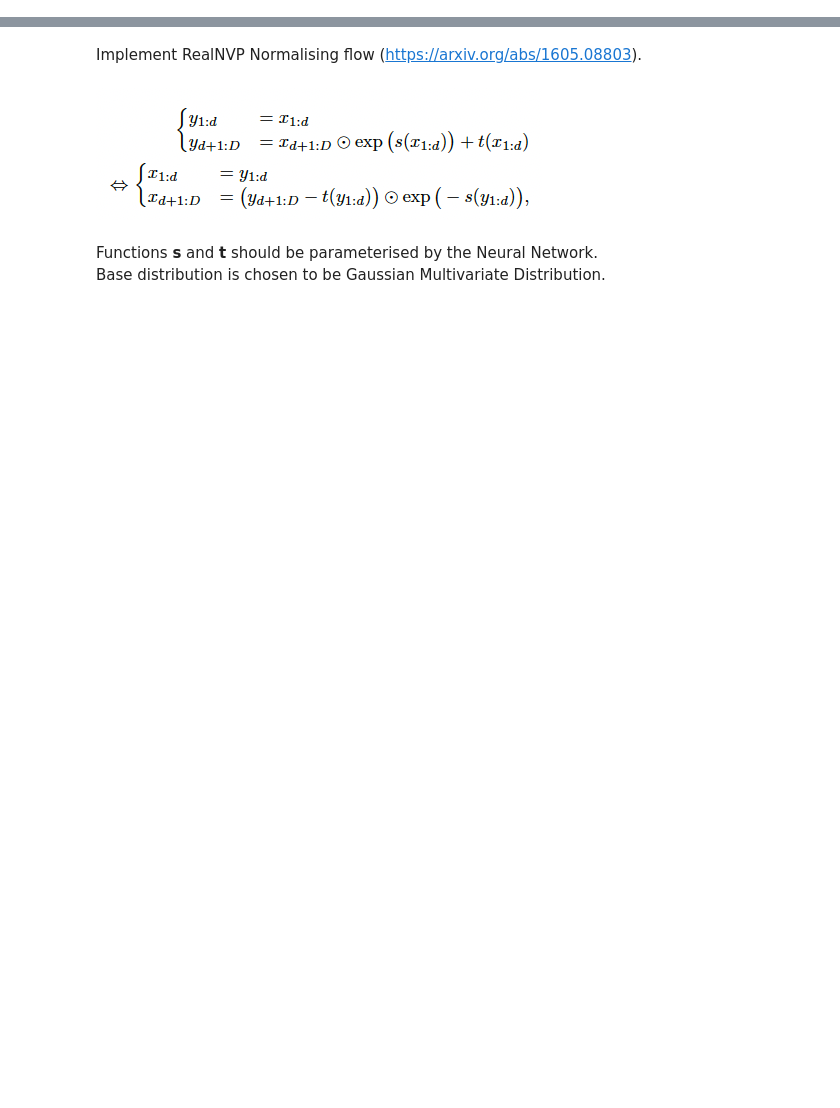
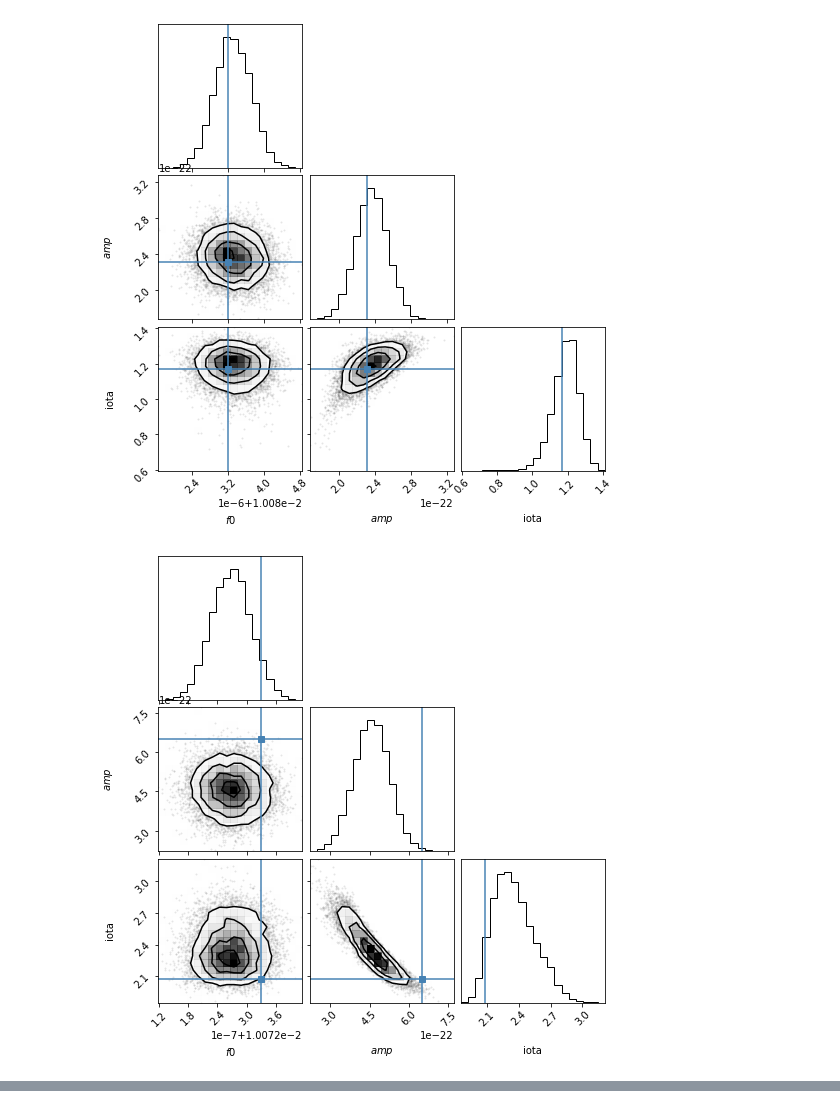
Before and after one commit to NataliaKor/BBHx, a Jupyter notebook: tutorial-ML-for-GWPE.ipynb, the cells around one changed output, grey strips where cells are left out. Saved outputs shown, nothing was run; the diff lists cells and outputs as text; code cells hidden in the pictures; blank space fills up the shorter version.

```diff
--- a/tutorial-ML-for-GWPE.ipynb
+++ b/tutorial-ML-for-GWPE.ipynb
@@ -392,20 +676,26 @@ plt.show()
 # %%
-num_posteriors = 10
+num_posteriors = 5
 num_samples = 10000
 
 for n in range(num_posteriors):
     test_x, test_y = test_dataset[n]
 
+    # Repeat same wf for a number of samples
+    wf = torch.from_numpy(np.tile(test_x, (num_samples, 1))).type(torch.FloatTensor)
+
+    # Sample from base distribution
+    z = prior.sample((num_samples,1)).view(num_samples,-1)
+
     # Predict a posterior
-    dist = model(test_x)
-
-    # Sample the posterior
-    pred_samples = dist.sample((10000,)).numpy()
+    pred_samples = cp.asarray(flow_wf.g(z, wf).detach())
 
     # Undo the standardization
     pred_samples = parameters_std * pred_samples + parameters_mean
-    truth = parameters_std * test_y.numpy() + parameters_mean
+    truth = parameters_std * cp.asarray(test_y) + parameters_mean
 
     # Plot
-    corner.corner(pred_samples, truths=truth, labels=['$f0$', '$amp$'])
+    corner.corner(get_wrapper(pred_samples), truths=get_wrapper(truth), labels=['$f0$', '$amp$', 'iota'])
     plt.show()
+# %% [output]
+[figure, added]
+[figure, added]
@@ -412,7 +704,0 @@ for n in range(num_posteriors):
-# %% [markdown]
-Implement RealNVP Normalising flow (https://arxiv.org/abs/1605.08803).
-# %% [markdown]
-![image.png](embedded-picture-1)
-# %% [markdown]
-Functions **s** and **t** should be parameterised by the Neural Network.
-Base distribution is chosen to be Gaussian Multivariate Distribution.
```
Also changed, not shown: parts of 93 cells of this notebook.
